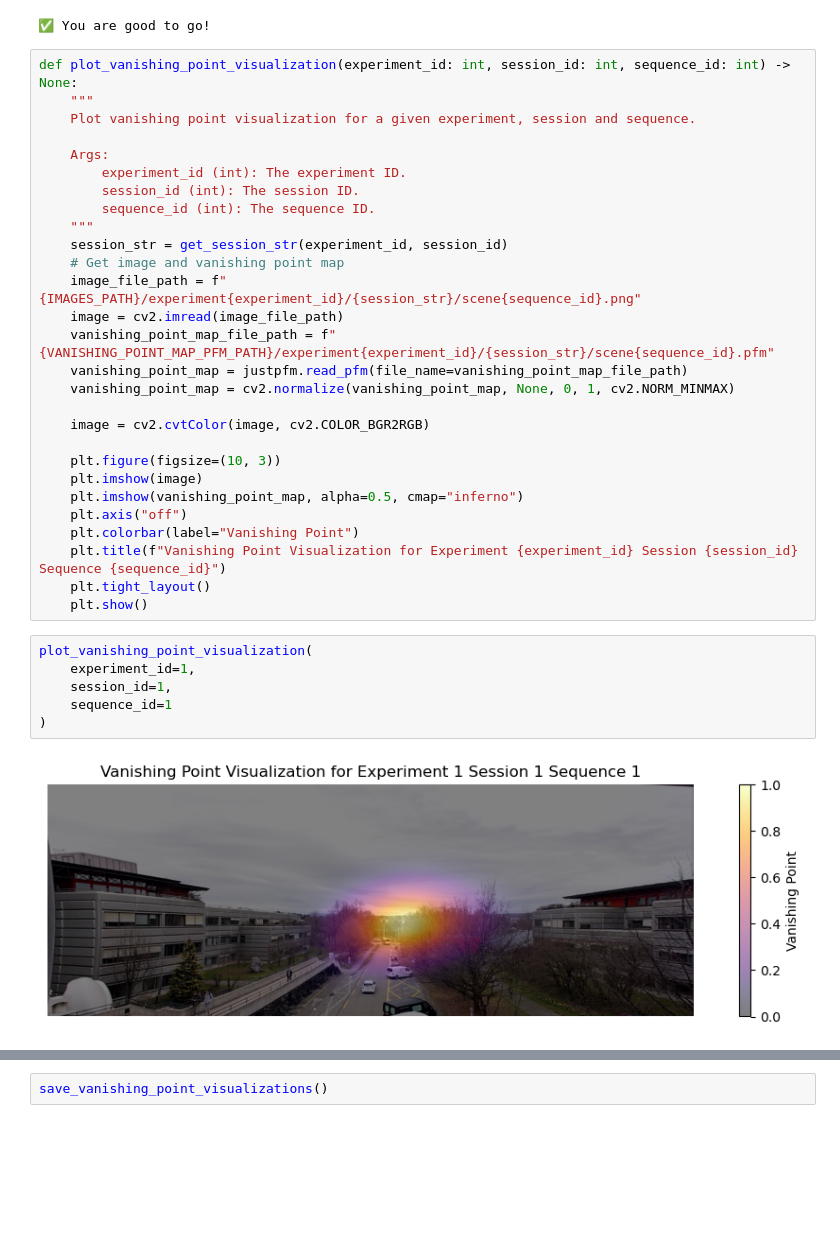
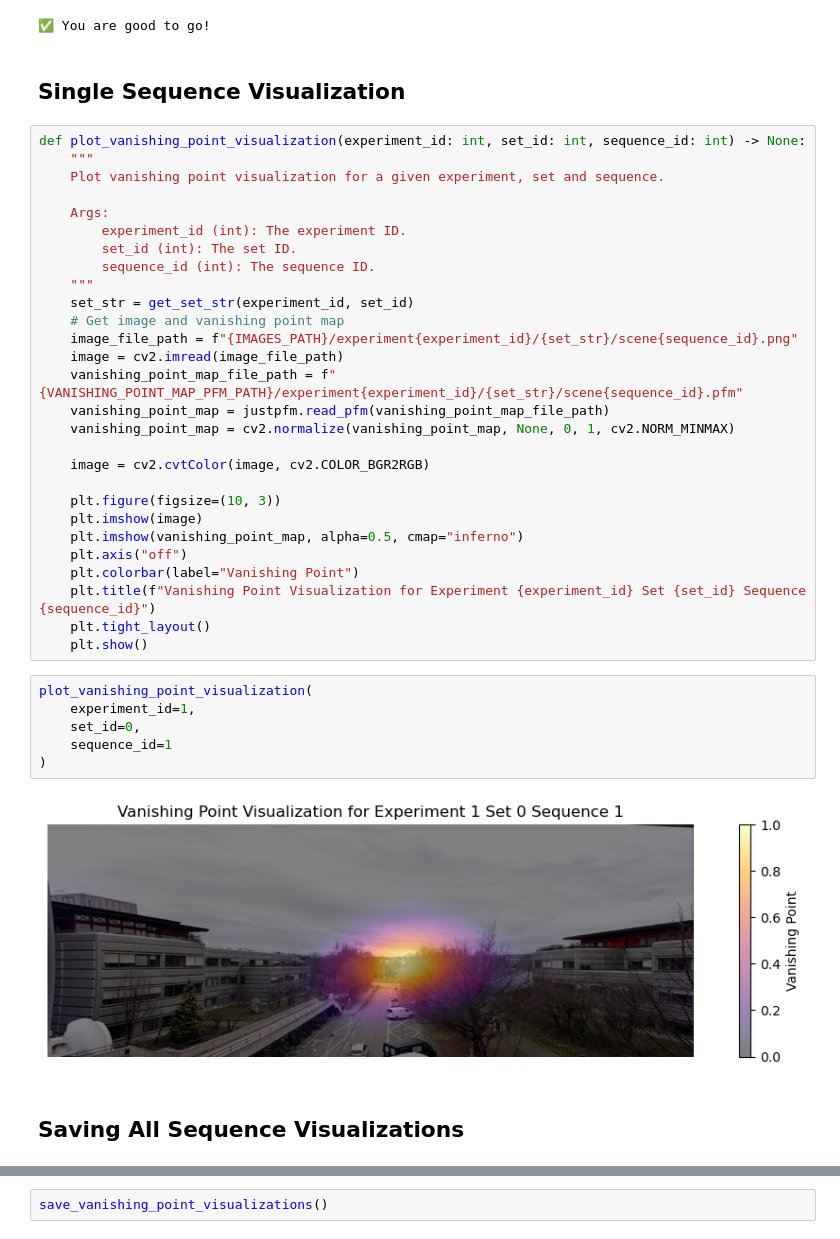
Before and after one commit to ArnaudPoletto/cs-599-window-views-visual-attention, a Jupyter notebook: notebooks/vanishing_point_map.ipynb, the cells around one changed output, grey strips where cells are left out. Drawn from its saved outputs; the diff is of its cells as text; blank space fills up the shorter version.

```diff
--- a/notebooks/vanishing_point_map.ipynb
+++ b/notebooks/vanishing_point_map.ipynb
@@ -29,22 +29,24 @@ else:
     print(f"✅ You are good to go!")
 # %% [output]
 ✅ You are good to go!
+# %% [markdown]
+## Single Sequence Visualization
 # %%
-def plot_vanishing_point_visualization(experiment_id: int, session_id: int, sequence_id: int) -> None:
+def plot_vanishing_point_visualization(experiment_id: int, set_id: int, sequence_id: int) -> None:
     """
-    Plot vanishing point visualization for a given experiment, session and sequence.
+    Plot vanishing point visualization for a given experiment, set and sequence.
 
     Args:
         experiment_id (int): The experiment ID.
-        session_id (int): The session ID.
+        set_id (int): The set ID.
         sequence_id (int): The sequence ID.
     """
-    session_str = get_session_str(experiment_id, session_id)
+    set_str = get_set_str(experiment_id, set_id)
     # Get image and vanishing point map
-    image_file_path = f"{IMAGES_PATH}/experiment{experiment_id}/{session_str}/scene{sequence_id}.png"
+    image_file_path = f"{IMAGES_PATH}/experiment{experiment_id}/{set_str}/scene{sequence_id}.png"
     image = cv2.imread(image_file_path)
-    vanishing_point_map_file_path = f"{VANISHING_POINT_MAP_PFM_PATH}/experiment{experiment_id}/{session_str}/scene{sequence_id}.pfm"
-    vanishing_point_map = justpfm.read_pfm(file_name=vanishing_point_map_file_path)
+    vanishing_point_map_file_path = f"{VANISHING_POINT_MAP_PFM_PATH}/experiment{experiment_id}/{set_str}/scene{sequence_id}.pfm"
+    vanishing_point_map = justpfm.read_pfm(vanishing_point_map_file_path)
     vanishing_point_map = cv2.normalize(vanishing_point_map, None, 0, 1, cv2.NORM_MINMAX)
 
     image = cv2.cvtColor(image, cv2.COLOR_BGR2RGB)
@@ -54,17 +56,19 @@ def plot_vanishing_point_visualization(experiment_id: int, session_id: int, sequ
     plt.imshow(vanishing_point_map, alpha=0.5, cmap="inferno")
     plt.axis("off")
     plt.colorbar(label="Vanishing Point")
-    plt.title(f"Vanishing Point Visualization for Experiment {experiment_id} Session {session_id} Sequence {sequence_id}")
+    plt.title(f"Vanishing Point Visualization for Experiment {experiment_id} Set {set_id} Sequence {sequence_id}")
     plt.tight_layout()
     plt.show()
 # %%
 plot_vanishing_point_visualization(
     experiment_id=1,
-    session_id=1,
+    set_id=0,
     sequence_id=1
 )
 # %% [output]
-[figure, old version]
+[figure, new version]
+# %% [markdown]
+## Saving All Sequence Visualizations
 # %%
 def save_vanishing_point_visualizations() -> None:
     """
```
Also changed, not shown: parts of 2 cells of this notebook, 12 other files.
